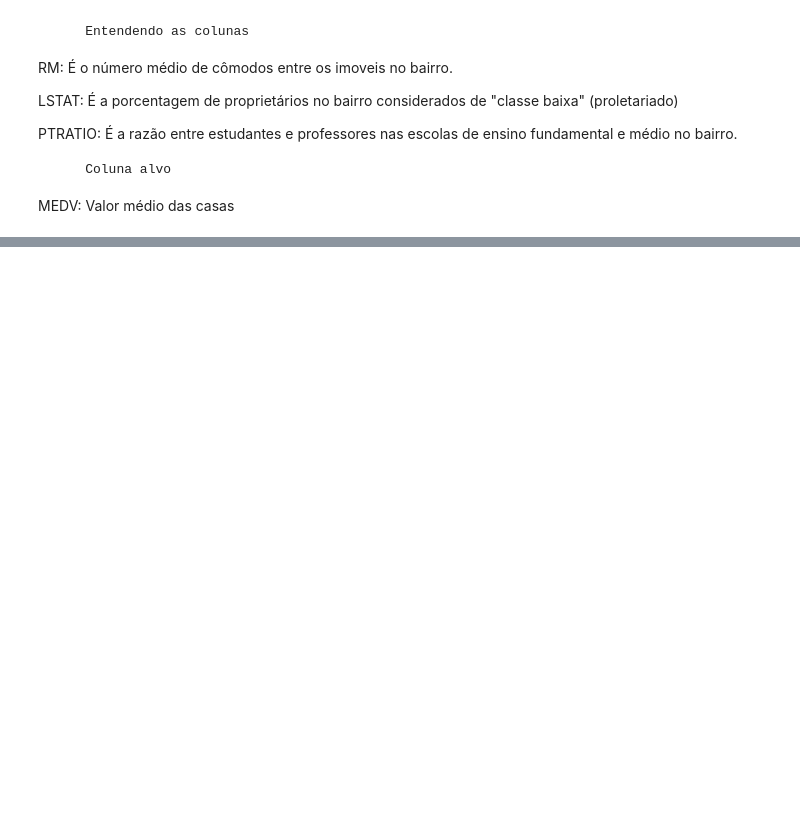
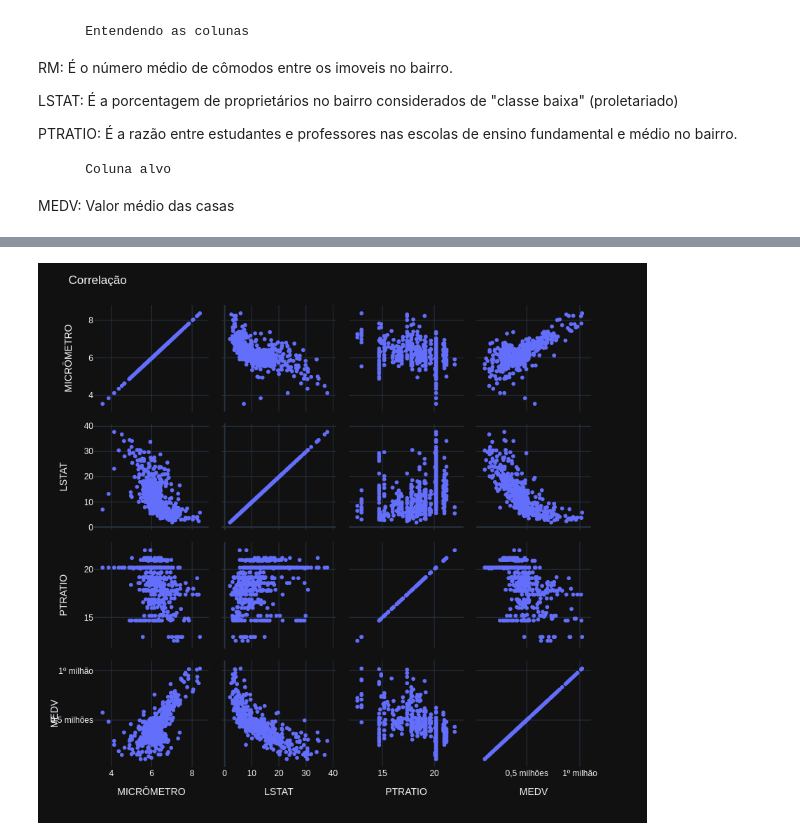
Before and after one commit to DiogoMonteiro99/Ciencias-de-dados, a Jupyter notebook: casas_boston.ipynb, the cells around one changed output, grey strips where cells are left out. Cells and saved outputs as stored; diff of their text form; code cells hidden in the pictures; blank space fills up the shorter version.

```diff
--- a/casas_boston.ipynb
+++ b/casas_boston.ipynb
@@ -207 +136,7 @@ px.scatter_matrix(df)
+# %%
+fig = px.scatter_matrix(df,dimensions=["RM", "LSTAT", "PTRATIO", "MEDV"])
+fig.update_layout(height=800,width=800,title='Correlação',template='plotly_dark')
+fig.show()
+# %% [output]
+[figure, added]
 # %%
```
Also changed, not shown: parts of 23 cells of this notebook, 5 other files.
